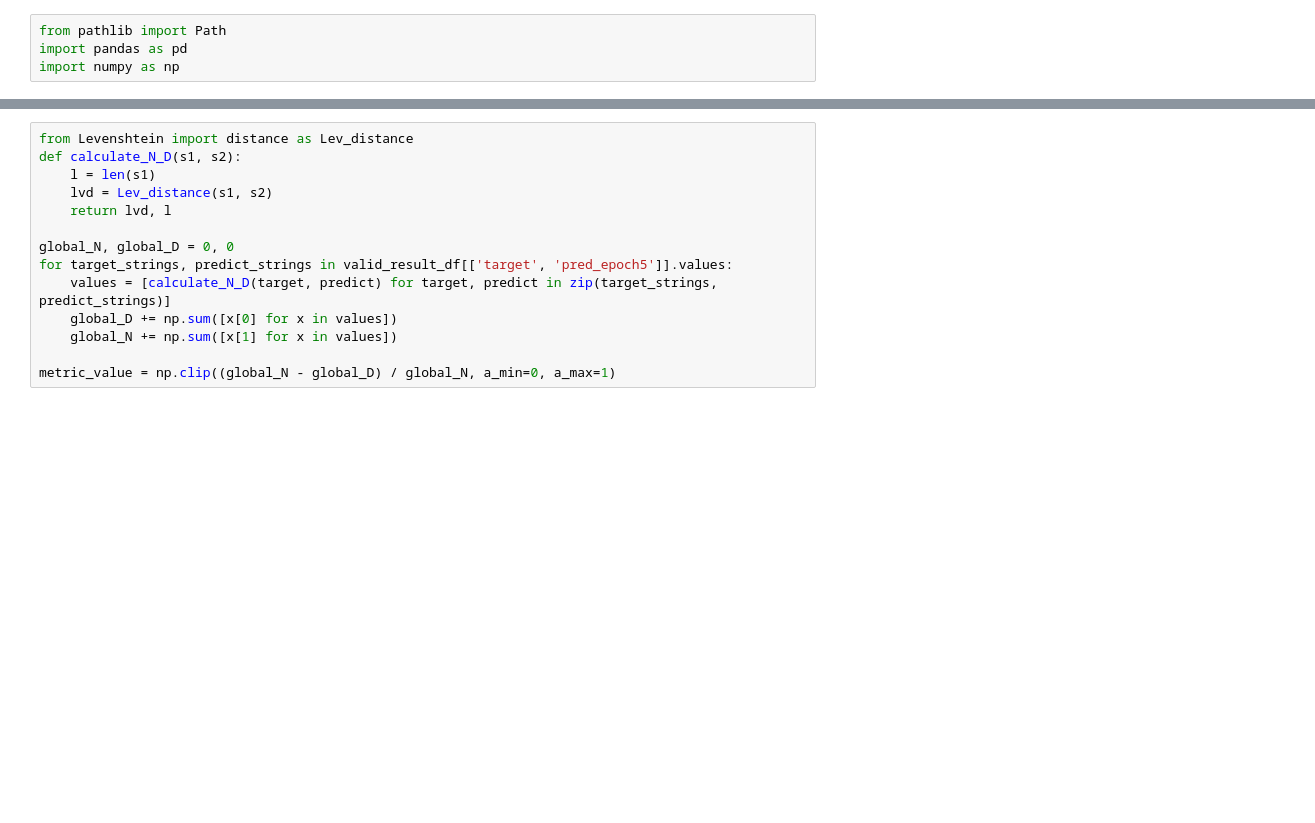
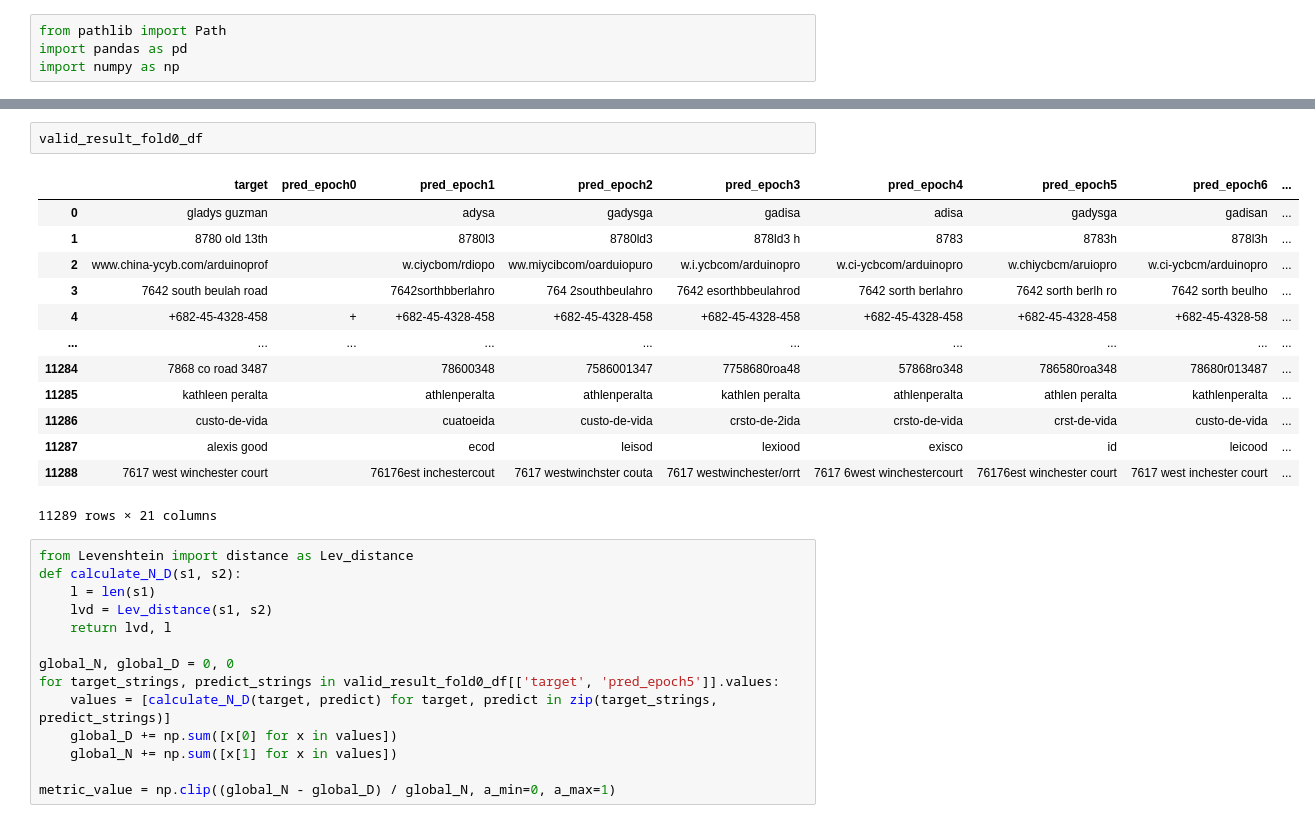
Before and after one commit to Luka-Magic/kaggle_asl2, a Jupyter notebook: exp/exp0007/check_oof.ipynb, the cells around one changed output, grey strips where cells are left out. Cells and saved outputs as stored; diff of their text form; blank space fills up the shorter version.

```diff
--- a/exp/exp0007/check_oof.ipynb
+++ b/exp/exp0007/check_oof.ipynb
@@ -19,3 +49,19 @@ valid_result_df = valid_result_df.fillna('').astype(str)
+# %%
+valid_result_fold0_df
+# %% [output]
+|  | target | pred_epoch0 | pred_epoch1 | pred_epoch2 | pred_epoch3 | pred_epoch4 | pred_epoch5 | pred_epoch6 | ... |
+| 0 | gladys guzman |  | adysa | gadysga | gadisa | adisa | gadysga | gadisan | ... |
+| 1 | 8780 old 13th |  | 8780l3 | 8780ld3 | 878ld3 h | 8783 | 8783h | 878l3h | ... |
+| 2 | www.china-ycyb.com/arduinoprof |  | w.ciycbom/rdiopo | ww.miycibcom/oarduiopuro | w.i.ycbcom/arduinopro | w.ci-ycbcom/arduinopro | w.chiycbcm/aruiopro | w.ci-ycbcm/arduinopro | ... |
+| 3 | 7642 south beulah road |  | 7642sorthbberlahro | 764 2southbeulahro | 7642 esorthbbeulahrod | 7642 sorth berlahro | 7642 sorth berlh ro | 7642 sorth beulho | ... |
+| 4 | +682-45-4328-458 | + | +682-45-4328-458 | +682-45-4328-458 | +682-45-4328-458 | +682-45-4328-458 | +682-45-4328-458 | +682-45-4328-58 | ... |
+| ... | ... | ... | ... | ... | ... | ... | ... | ... | ... |
+| 11284 | 7868 co road 3487 |  | 78600348 | 7586001347 | 7758680roa48 | 57868ro348 | 786580roa348 | 78680r013487 | ... |
+| 11285 | kathleen peralta |  | athlenperalta | athlenperalta | kathlen peralta | athlenperalta | athlen peralta | kathlenperalta | ... |
+| 11286 | custo-de-vida |  | cuatoeida | custo-de-vida | crsto-de-2ida | crsto-de-vida | crst-de-vida | custo-de-vida | ... |
+| 11287 | alexis good |  | ecod | leisod | lexiood | exisco | id | leicood | ... |
+| 11288 | 7617 west winchester court |  | 76176est inchestercout | 7617 westwinchster couta | 7617 westwinchester/orrt | 7617 6west winchestercourt | 76176est winchester court | 7617 west inchester court | ... |
+11289 rows × 21 columns
 # %%
 from Levenshtein import distance as Lev_distance
 def calculate_N_D(s1, s2):
@@ -24,7 +70,7 @@ def calculate_N_D(s1, s2):
     return lvd, l
 
 global_N, global_D = 0, 0
-for target_strings, predict_strings in valid_result_df[['target', 'pred_epoch5']].values:
+for target_strings, predict_strings in valid_result_fold0_df[['target', 'pred_epoch5']].values:
     values = [calculate_N_D(target, predict) for target, predict in zip(target_strings, predict_strings)]
     global_D += np.sum([x[0] for x in values])
     global_N += np.sum([x[1] for x in values])
```
Also changed, not shown: parts of 12 cells of this notebook, 2 other files.
